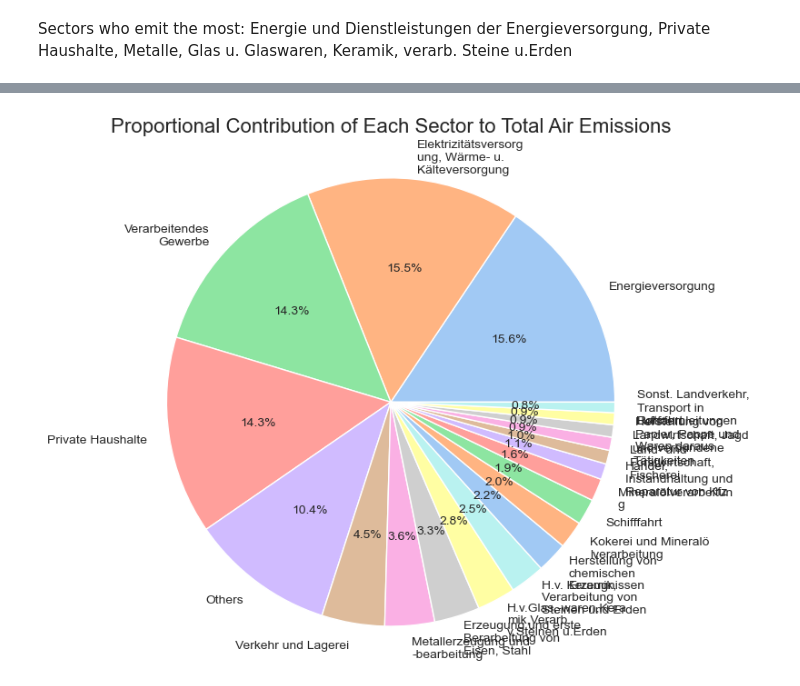
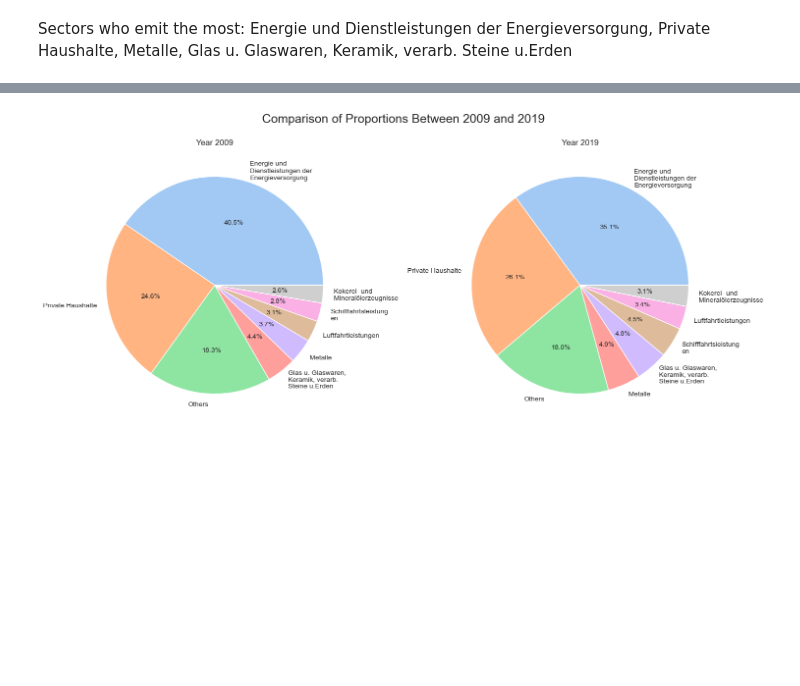
Before and after one commit to AyseAsude/FAU-MADE, a Jupyter notebook: project/analysis.ipynb, the cells around one changed output, grey strips where cells are left out. Cells and saved outputs as stored; diff of their text form; code cells hidden in the pictures; blank space fills up the shorter version.

```diff
--- a/project/analysis.ipynb
+++ b/project/analysis.ipynb
@@ -238,16 +204,23 @@ plt.show()
-# %%
-palette = sns.color_palette("pastel")
-sns.set_style("dark")
-plt.figure(figsize=(7, 7))
-
-wrapped_labels = [ '\n'.join(wrap(label, 20)) for label in year_2020["economic_sector"] ]
-plt.pie(year_2020["proportions"], labels=wrapped_labels, colors=palette, autopct='%1.1f%%')
-plt.axis('equal')  # Equal aspect ratio ensures that pie is drawn as a circle.
-
-plt.title('Proportional Contribution of Each Sector to Total Air Emissions', fontsize=16, pad=20)
-plt.show()
-# %% [output]
-[figure, removed]
+# %%
+palette = sns.color_palette("pastel")
+sns.set_style("dark")
+fig, axs = plt.subplots(1, 2, figsize=(15, 15))
+
+years_data = {2009: year_dict[2009], 2019: year_dict[2019]}
+for idx, (year, data) in enumerate(years_data.items()):
+    # Wrap labels if needed
+    wrapped_labels = ['\n'.join(wrap(label, 20)) for label in data["economic_sector"]]
+
+    # Plot pie chart
+    axs[idx].pie(data["proportions"] + data["excluded_proportions"], labels=wrapped_labels, autopct='%1.1f%%', colors=palette)
+    axs[idx].set_title(f'Year {year}')  # Set title for each subplot
+
+
+fig.suptitle('Comparison of Proportions Between 2009 and 2019', fontsize=18, y=0.72)
+plt.tight_layout()
+plt.show()
+# %% [output]
+[figure, added]
 # %%
 # We can compare some sectors from 2020 and 2021 by manually altering the sector names.
 
```
Also changed, not shown: parts of 11 cells of this notebook, 1 other file.
